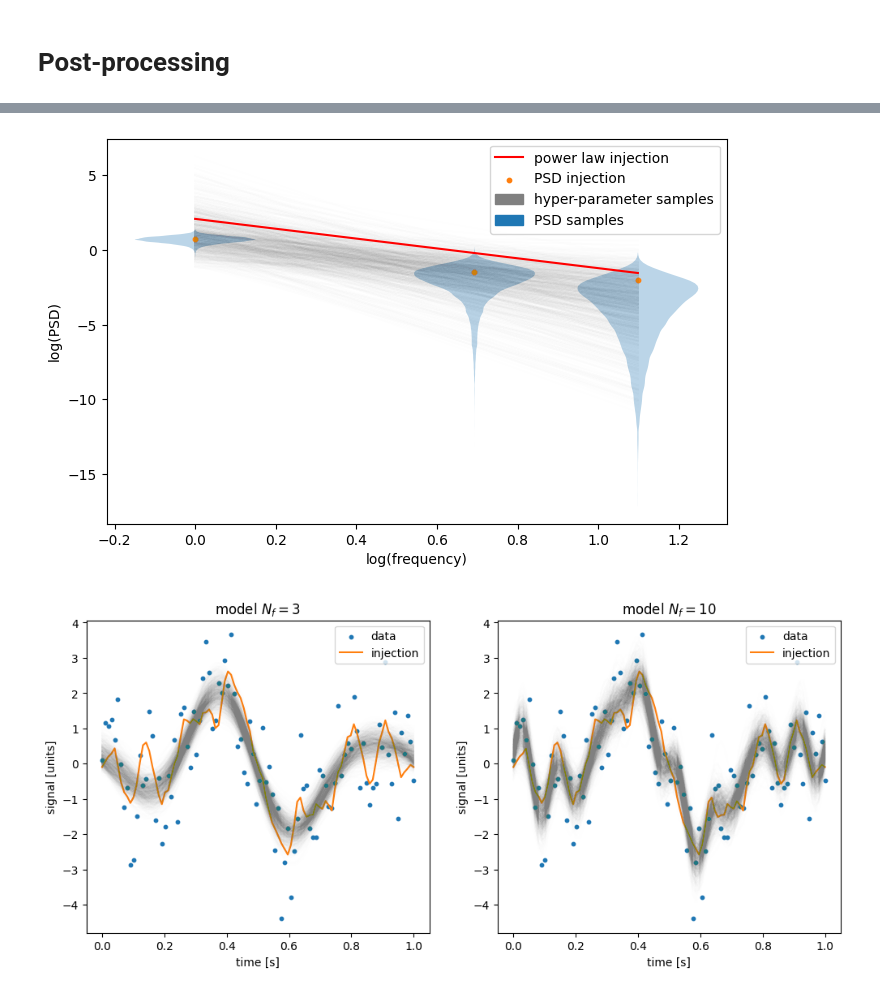
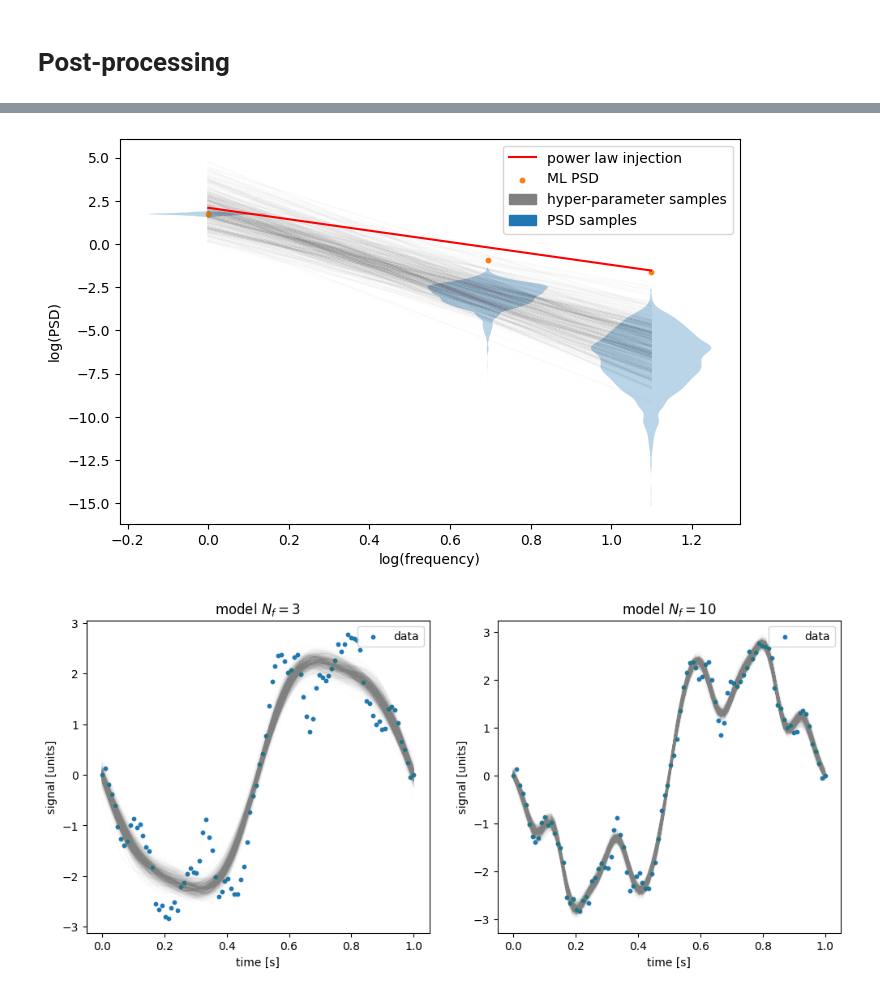
Before and after one commit to aiden-g12321/BayesFT, a Jupyter notebook: bias_example.ipynb, the cells around one changed output, grey strips where cells are left out. Saved outputs shown, nothing was run; the diff lists cells and outputs as text; code cells hidden in the pictures.

```diff
--- a/bias_example.ipynb
+++ b/bias_example.ipynb
@@ -86,0 +21,16 @@ plt.show()
+# %%
+# time series over which data is collected
+t0 = 0.
+t1 = 1.
+Nt = 100
+times = jnp.linspace(t0, t1, Nt)
+
+# hyper-parameters to inject in power law
+log_amp_inj = 1.4
+gamma_inj = 3.3
+hypers_inj = jnp.array([log_amp_inj, gamma_inj])
+
+# white noise level
+noise_log_stdev = -100.0
+Data_object = power_law.sim_power_law(log_amp_inj, gamma_inj, times, noise_log_stdev, 3)
+data = Data_object.data_values
@@ -90,13 +42,13 @@ plt.show()
 # compare bias in two models
 model_1_Nf = 3  # number of frequency bins in model 1
 model_2_Nf = 10  # number of frequency bins in model 2
-model_1 = hm.Hierarchical_Model(t, data, model_1_Nf)
-model_2 = hm.Hierarchical_Model(t, data, model_2_Nf)
+model_1 = hm.Hierarchical_Model(times, data, model_1_Nf)
+model_2 = hm.Hierarchical_Model(times, data, model_2_Nf)
 
 # point near maximum likelihood (ML) solution
 a_ML_1 = jnp.linalg.pinv(model_1.F) @ data
 log_sigma_ML_1 = jnp.log(jnp.sqrt(jnp.sum((data - model_1.F @ a_ML_1)**2.) / Nt))
-x_ML_1 = jnp.concatenate((hypers_inj, a_ML_1, jnp.array([log_sigma_inj])))
+x_ML_1 = jnp.concatenate((hypers_inj, a_ML_1, jnp.array([log_sigma_ML_1])))
 
 a_ML_2 = jnp.linalg.pinv(model_2.F) @ data
 log_sigma_ML_2 = jnp.log(jnp.sqrt(jnp.sum((data - model_2.F @ a_ML_2)**2.) / Nt))
@@ -111,8 +63,8 @@ jump_proposals_1 = [[Fisher_1.vectorized_Fisher_jump, 20],
                       [DEjumps_1.vectorized_DE_jump, 10]]
 
 # do parallel tempering MCMC
-num_samples = int(3e5)
-num_chains = 10
+num_samples = int(1e4)
+num_chains = 5
 samples_1, lnposts_1, temp_ladder_1 = PTMCMC(num_samples=num_samples,
                                              num_chains=num_chains,
                                              x0=x_ML_1,
@@ -214,5 +160,8 @@ plt.show()
 # %%
 # violin plot
+f_inj = Data_object.freq_bins
+logf_inj = np.log(f_inj)
+diag_cov_inj = f.fast_diag_power_law_cov(log_amp_inj, gamma_inj, f_inj)
 logPSDs = np.log(samples_1[0, burnin:, 2::2][:,:-1]**2. + samples_1[0, burnin:, 3::2]**2.)
 plt.figure(figsize=(8, 5))
 plt.violinplot(logPSDs,
@@ -230,8 +179,8 @@ plt.plot(logf_inj[:model_1_Nf], np.log(diag_cov_inj[::2] + diag_cov_inj[1::2])[:
          label='power law injection')
 
 # injected PSD
-plt.scatter(logf_inj[:model_1_Nf], np.log(a_inj[::2]**2. + a_inj[1::2]**2.)[:model_1_Nf], color='C1', s=10,
-            label='PSD injection')
+plt.scatter(logf_inj[:model_1_Nf], Data_object.logPSD_ML[:model_1_Nf], color='C1', s=10,
+            label='ML PSD')
 
 # make legend
 grey_patch = mpatches.Patch(color='grey', label='hyper-parameter samples')
@@ -245,36 +194,34 @@ plt.xlabel('log(frequency)')
 plt.ylabel('log(PSD)')
 plt.show()
 # %% [output]
-[figure, old version]
+[figure, new version]
 # %%
 # Bayesogram
 
 # fair draws from posterior
 num_draws = 1000
 draw_ndxs = np.random.choice(np.arange(burnin, num_samples))
 
 # model 1 time-domain recovery
 plt.figure(figsize=(12, 5))
 plt.subplot(1, 2, 1)
-plt.scatter(t, data, color='C0', s=10, label='data')
-plt.plot(t, signal_inj, color='C1', label='injection')
-[plt.plot(t, model_1.F @ samples_1[0, ndx, 2:-1], color='grey', alpha=5./num_fair_draws)
+plt.scatter(times, data, color='C0', s=10, label='data')
+[plt.plot(times, model_1.F @ samples_1[0, ndx, 2:-1], color='grey', alpha=5./num_fair_draws)
  for ndx in fair_draw_ndxs]
 plt.xlabel('time [s]')
 plt.ylabel('signal [units]')
 plt.legend(loc='upper right')
 plt.title(rf'model $N_f = {model_1_Nf}$')
 
 # model 2 time-domain recovery
 plt.subplot(1, 2, 2)
-plt.scatter(t, data, color='C0', s=10, label='data')
-plt.plot(t, signal_inj, color='C1', label='injection')
-[plt.plot(t, model_2.F @ samples_2[0, ndx, 2:-1], color='grey', alpha=5./num_fair_draws)
+plt.scatter(times, data, color='C0', s=10, label='data')
+[plt.plot(times, model_2.F @ samples_2[0, ndx, 2:-1], color='grey', alpha=5./num_fair_draws)
  for ndx in fair_draw_ndxs]
 plt.xlabel('time [s]')
 plt.ylabel('signal [units]')
 plt.legend(loc='upper right')
 plt.title(rf'model $N_f = {model_2_Nf}$')
 plt.show()
 # %% [output]
-[figure, old version]
+[figure, new version]
```
Also changed, not shown: parts of 10 cells of this notebook, 4 other files.
